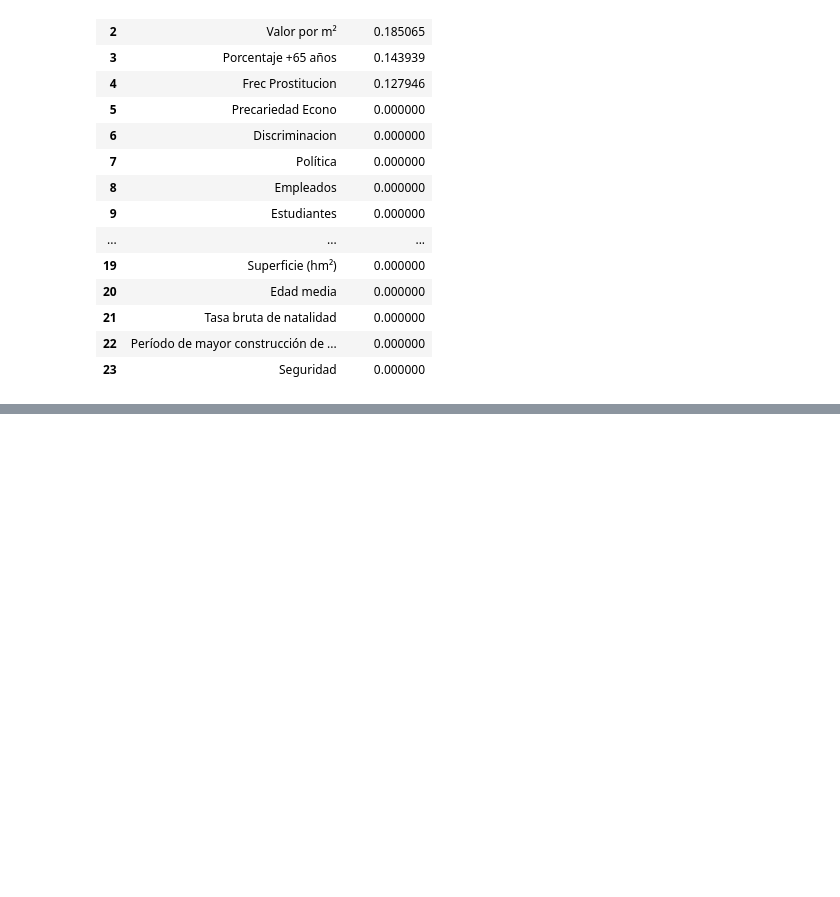
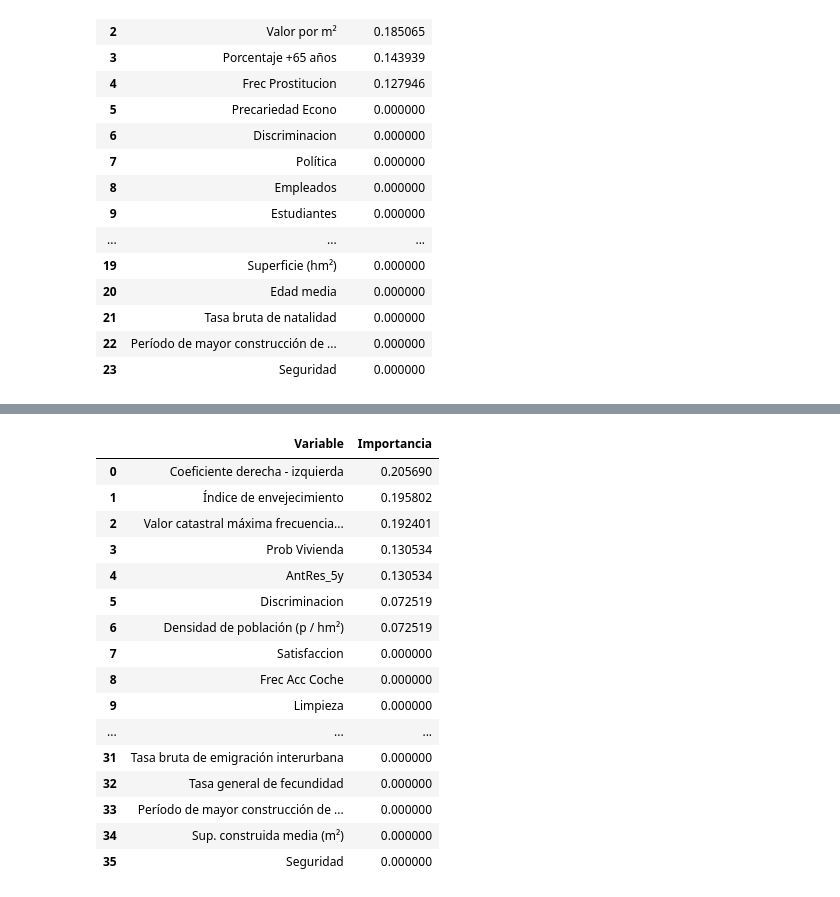
Before and after one commit to esedesam/mcd-nlp-proyecto, a Jupyter notebook: CARLOS_DISTRITOS_V2.ipynb, the cells around one changed output, grey strips where cells are left out. Saved outputs shown, nothing was run; the diff lists cells and outputs as text; code cells hidden in the pictures; blank space fills up the shorter version.

```diff
--- a/CARLOS_DISTRITOS_V2.ipynb
+++ b/CARLOS_DISTRITOS_V2.ipynb
@@ -933,0 +992,27 @@ df_reglas_importante.to_csv('docs_Carlos/df_variables_importantes.csv', index=Fa
+# %%
+# obtener las variables más importantes (dataframe)
+importances_2 = clf.feature_importances_
+indices_2 = np.argsort(importances_2)[::-1]
+variables_2 = X.columns
+
+df_importances_2 = pd.DataFrame({'Variable': variables_2[indices_2], 'Importancia': importances_2[indices_2]})
+
+df_importances_2
+# %% [output]
+|  | Variable | Importancia |
+| 0 | Coeficiente derecha - izquierda | 0.205690 |
+| 1 | Índice de envejecimiento | 0.195802 |
+| 2 | Valor catastral máxima frecuencia... | 0.192401 |
+| 3 | Prob Vivienda | 0.130534 |
+| 4 | AntRes_5y | 0.130534 |
+| 5 | Discriminacion | 0.072519 |
+| 6 | Densidad de población (p / hm²) | 0.072519 |
+| 7 | Satisfaccion | 0.000000 |
+| 8 | Frec Acc Coche | 0.000000 |
+| 9 | Limpieza | 0.000000 |
+| ... | ... | ... |
+| 31 | Tasa bruta de emigración interurbana | 0.000000 |
+| 32 | Tasa general de fecundidad | 0.000000 |
+| 33 | Período de mayor construcción de ... | 0.000000 |
+| 34 | Sup. construida media (m²) | 0.000000 |
+| 35 | Seguridad | 0.000000 |
```
Also changed, not shown: parts of 10 cells of this notebook.
